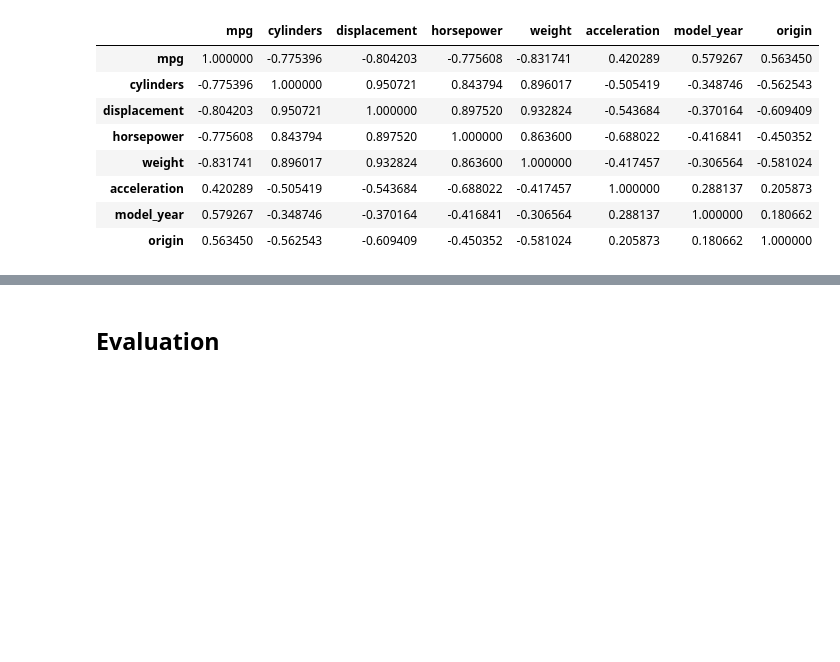
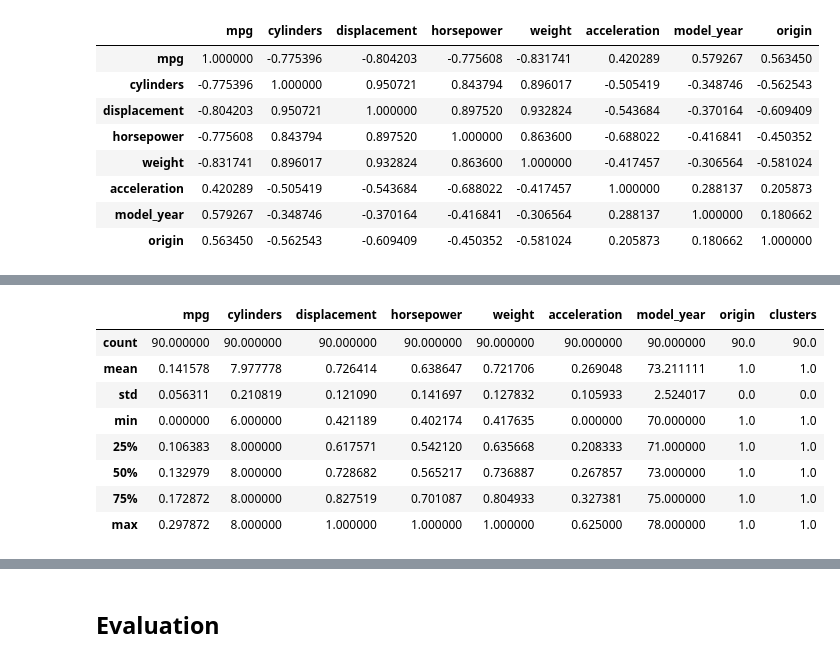
Before and after one commit to mabathke/car-consumption-analysis, a Jupyter notebook: 4. Analyze “Auto MPG Dataset”.ipynb, the cells around one changed output, grey strips where cells are left out. Cells and saved outputs as stored; diff of their text form; code cells hidden in the pictures; blank space fills up the shorter version.

```diff
--- a/4. Analyze “Auto MPG Dataset”.ipynb
+++ b/4. Analyze “Auto MPG Dataset”.ipynb
@@ -222,0 +172,12 @@ mean    0.262679   5.931507      0.387420    0.296643  0.460366      0.508806
+# %%
+cluster_two.describe()
+# %% [output]
+|  | mpg | cylinders | displacement | horsepower | weight | acceleration | model_year | origin | clusters |
+| count | 90.000000 | 90.000000 | 90.000000 | 90.000000 | 90.000000 | 90.000000 | 90.000000 | 90.0 | 90.0 |
+| mean | 0.141578 | 7.977778 | 0.726414 | 0.638647 | 0.721706 | 0.269048 | 73.211111 | 1.0 | 1.0 |
+| std | 0.056311 | 0.210819 | 0.121090 | 0.141697 | 0.127832 | 0.105933 | 2.524017 | 0.0 | 0.0 |
+| min | 0.000000 | 6.000000 | 0.421189 | 0.402174 | 0.417635 | 0.000000 | 70.000000 | 1.0 | 1.0 |
+| 25% | 0.106383 | 8.000000 | 0.617571 | 0.542120 | 0.635668 | 0.208333 | 71.000000 | 1.0 | 1.0 |
+| 50% | 0.132979 | 8.000000 | 0.728682 | 0.565217 | 0.736887 | 0.267857 | 73.000000 | 1.0 | 1.0 |
+| 75% | 0.172872 | 8.000000 | 0.827519 | 0.701087 | 0.804933 | 0.327381 | 75.000000 | 1.0 | 1.0 |
+| max | 0.297872 | 8.000000 | 1.000000 | 1.000000 | 1.000000 | 0.625000 | 78.000000 | 1.0 | 1.0 |
```
Also changed, not shown: parts of 36 cells of this notebook.
